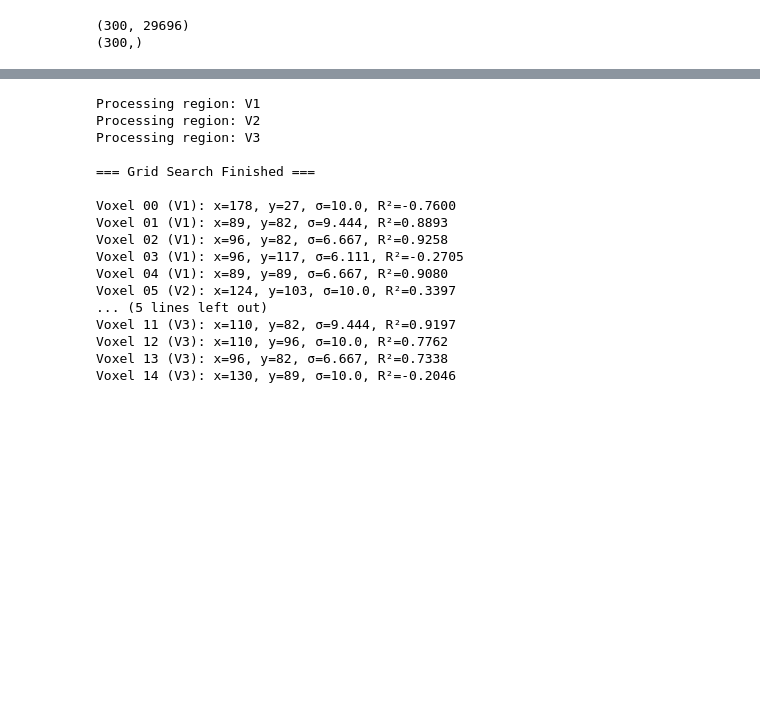
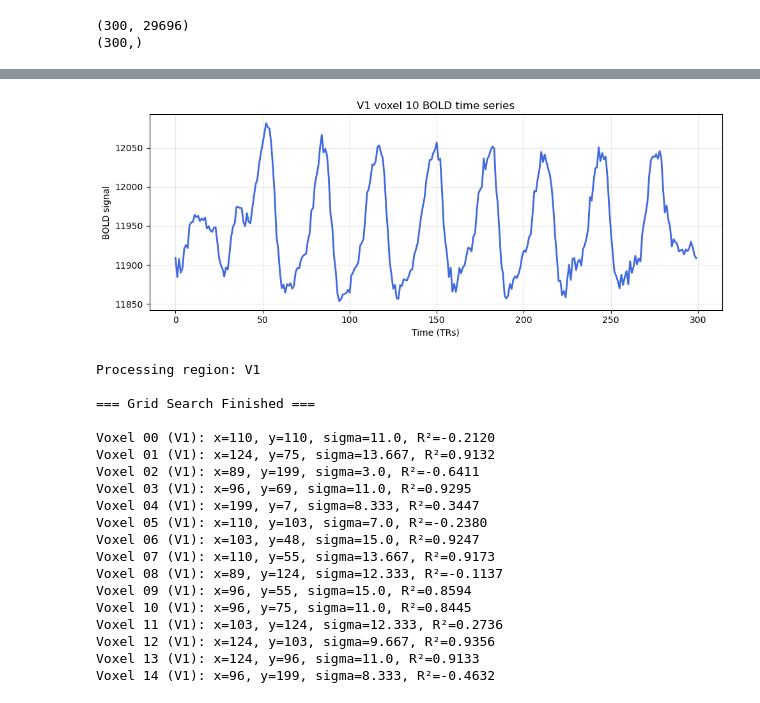
Before and after one commit to JosephineTu/NMA-Project, a Jupyter notebook: response_model-1.ipynb, the cells around one changed output, grey strips where cells are left out. Cells and saved outputs as stored; diff of their text form; code cells hidden in the pictures; blank space fills up the shorter version.

```diff
--- a/response_model-1.ipynb
+++ b/response_model-1.ipynb
@@ -285,7 +205,7 @@ plt.plot(r2)
 [figure]
 # %%
 # Select n random V1 voxels
-selected_indices_v1 = np.random.choice(v1_voxels, size=5, replace=False)
+selected_indices_v1 = np.random.choice(v1_voxels, size=15, replace=False)
 selected_indices_v2 = np.random.choice(v2_voxels, size=5, replace=False)
 selected_indices_v3 = np.random.choice(v3_voxels, size=5, replace=False)
 # Extract their BOLD time series
@@ -300,22 +243,31 @@ print(v1_bold_subset[:,0].shape) # Should be (300,)
+# %%
+def plot_voxel_timeseries(bold_data,voxel_idx,region_name="V1"):
+    bold_ts=bold_data[:, voxel_idx]
+    plt.figure(figsize=(10, 4))
+    plt.plot(bold_ts, color='royalblue', lw=2)
+    plt.title(f"{region_name} voxel {voxel_idx} BOLD time series")
+    plt.xlabel("Time (TRs)")
+    plt.ylabel("BOLD signal")
+    plt.grid(True, alpha=0.3)
+    plt.tight_layout()
+    plt.show()
+# example of V1 voxel 10 response
+plot_voxel_timeseries(v1_bold_subset, voxel_idx=10, region_name='V1')
+# %% [output]
+[figure, added]
 # %%
-from nilearn.glm.first_level import spm_hrf
-from scipy.signal import convolve
-import numpy as np
-
 # HRF
 hrf = spm_hrf(t_r=1.0,oversampling=1)
 
 # pRF parameter grids
 x_grid = np.linspace(0, 199, 30)
 y_grid = np.linspace(0, 199, 30)
-sigma_grid = np.linspace(5, 10, 10)
+sigma_grid = np.linspace(3, 15, 10)
 
-# Assume you already have 3 arrays:
-# v1_bold_subset, v2_bold_subset, v3_bold_subset
 bold_data_dict = {
     'V1': v1_bold_subset,
-    'V2': v2_bold_subset,
-    'V3': v3_bold_subset
+    #'V2': v2_bold_subset,
+    #'V3': v3_bold_subset
 }
 
 # Storage
@@ -330,8 +282,9 @@ for region_name, bold_subset in bold_data_dict.items():
     for voxel_idx in range(n_voxels):
         bold_ts = bold_subset[:, voxel_idx]
         bold_ts = (bold_ts - np.mean(bold_ts)) / np.std(bold_ts)
-
+        # initialize MSE
         best_score = np.inf
+        # initialize R_sq
         best_rsq = -np.inf
         best_param = [0, 0, 0]
 
@@ -340,7 +293,7 @@ for region_name, bold_subset in bold_data_dict.items():
                 for sigma in sigma_grid:
                     prf = make_prf_matrix(x0, y0, sigma)
                     neural_response = simulate_voxel_response(stimulus_matrix, prf)
-                    bold_pred = convolve(neural_response, hrf)[:stimulus_matrix.shape[0]]
+                    bold_pred = convolve(neural_response, hrf)[:len(bold_ts)]
                     bold_pred = (bold_pred - np.mean(bold_pred)) / np.std(bold_pred)
 
                     ss_res = np.sum((bold_ts - bold_pred) ** 2)
@@ -362,22 +315,24 @@ print("\n=== Grid Search Finished ===\n")
 # Print with labels
 for i, (params, r2, label) in enumerate(zip(all_best_params, all_best_r2, all_voxel_labels)):
     x, y, sigma = np.round(params[0]), np.round(params[1]), np.round(params[2], 3)
-    print(f"Voxel {i:02d} ({label}): x={int(x)}, y={int(y)}, σ={sigma}, R²={r2:.4f}")
+    print(f"Voxel {i:02d} ({label}): x={int(x)}, y={int(y)}, sigma={sigma}, R²={r2:.4f}")
 # %% [output]
 Processing region: V1
-Processing region: V2
-Processing region: V3
 
 === Grid Search Finished ===
 
-Voxel 00 (V1): x=178, y=27, σ=10.0, R²=-0.7600
-Voxel 01 (V1): x=89, y=82, σ=9.444, R²=0.8893
-Voxel 02 (V1): x=96, y=82, σ=6.667, R²=0.9258
-Voxel 03 (V1): x=96, y=117, σ=6.111, R²=-0.2705
-Voxel 04 (V1): x=89, y=89, σ=6.667, R²=0.9080
-Voxel 05 (V2): x=124, y=103, σ=10.0, R²=0.3397
-... (5 lines left out)
-Voxel 11 (V3): x=110, y=82, σ=9.444, R²=0.9197
-Voxel 12 (V3): x=110, y=96, σ=10.0, R²=0.7762
-Voxel 13 (V3): x=96, y=82, σ=6.667, R²=0.7338
-Voxel 14 (V3): x=130, y=89, σ=10.0, R²=-0.2046
+Voxel 00 (V1): x=110, y=110, sigma=11.0, R²=-0.2120
+Voxel 01 (V1): x=124, y=75, sigma=13.667, R²=0.9132
+Voxel 02 (V1): x=89, y=199, sigma=3.0, R²=-0.6411
+Voxel 03 (V1): x=96, y=69, sigma=11.0, R²=0.9295
+Voxel 04 (V1): x=199, y=7, sigma=8.333, R²=0.3447
+Voxel 05 (V1): x=110, y=103, sigma=7.0, R²=-0.2380
+Voxel 06 (V1): x=103, y=48, sigma=15.0, R²=0.9247
+Voxel 07 (V1): x=110, y=55, sigma=13.667, R²=0.9173
+Voxel 08 (V1): x=89, y=124, sigma=12.333, R²=-0.1137
+Voxel 09 (V1): x=96, y=55, sigma=15.0, R²=0.8594
+Voxel 10 (V1): x=96, y=75, sigma=11.0, R²=0.8445
+Voxel 11 (V1): x=103, y=124, sigma=12.333, R²=0.2736
+Voxel 12 (V1): x=124, y=103, sigma=9.667, R²=0.9356
+Voxel 13 (V1): x=124, y=96, sigma=11.0, R²=0.9133
+Voxel 14 (V1): x=96, y=199, sigma=8.333, R²=-0.4632
```
Also changed, not shown: parts of 23 cells of this notebook, 1 other file.
